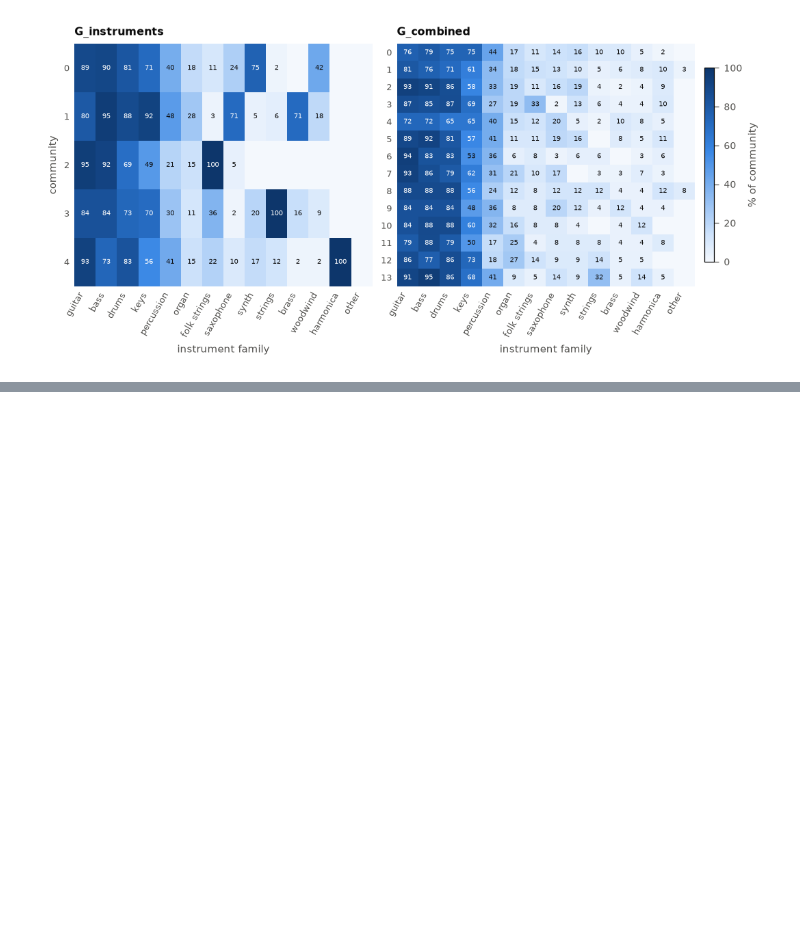
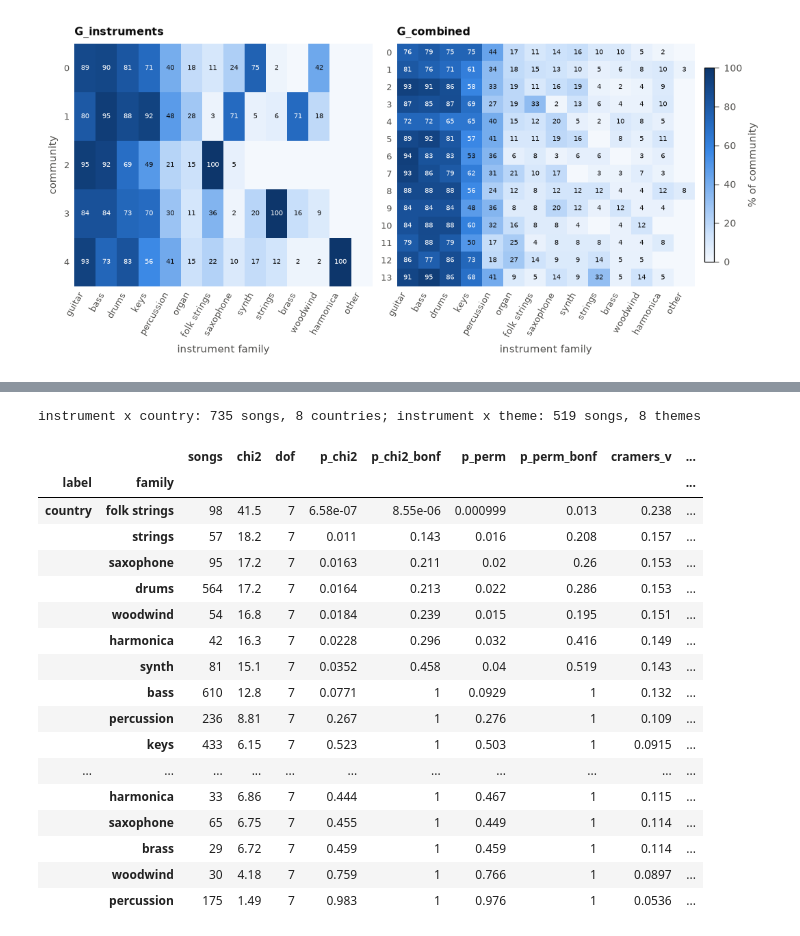
Before and after one commit to CRisager/SocialGraphs_FinalProject, a Jupyter notebook: notebooks/analysis.ipynb, the cells around one changed output, grey strips where cells are left out. Saved outputs shown, nothing was run; the diff lists cells and outputs as text; code cells hidden in the pictures; blank space fills up the shorter version.

```diff
--- a/notebooks/analysis.ipynb
+++ b/notebooks/analysis.ipynb
@@ -811,0 +820,47 @@ fig = plotting.heatmap_panels(profiles, name="instrument_profile", xlabel="instr
+# %%
+from src import associations as asc
+
+F = asc.family_matrix(songs.instrument_families)
+cc = songs.country.reindex(F.index)
+big_countries = cc.value_counts()[lambda s: s >= 15].index
+country7 = cc.where(cc.isin(big_countries), "other")
+C_ORDER = list(big_countries) + ["other"]
+
+theme_words = step6d_words[step6d_words.graph == "G_lyrics"].set_index("community").top_words
+THEME = {c: f"{c} {' '.join(w.split()[:2])}" for c, w in theme_words.items()}
+theme = pd.Series(members["G_lyrics"]).map(THEME).reindex(F.index).dropna()
+T_ORDER = [THEME[c] for c in sorted(THEME)]
+print(f"instrument x country: {len(country7)} songs, {len(C_ORDER)} countries; "
+      f"instrument x theme: {len(theme)} songs, {theme.nunique()} themes")
+
+assoc = {"country": (F, country7, C_ORDER), "theme": (F.loc[theme.index], theme, T_ORDER)}
+lifts, ns, tests = {}, {}, []
+for key, (Fk, lab, order) in assoc.items():
+    lifts[key] = asc.lift(Fk, lab).reindex(columns=order)
+    ns[key] = asc.counts(Fk, lab).reindex(columns=order)
+    tests.append(asc.family_tests(Fk, lab, N_PERM, SEED).assign(label=key))
+    pd.concat({"n": ns[key], "lift": lifts[key]}, axis=1).round(3).to_csv(RESULTS_DIR / f"step7_lift_instrument_{key}.csv")
+step7_tests = pd.concat(tests)[["label", "family", "songs", "chi2", "dof", "p_chi2", "p_chi2_bonf",
+                                "p_perm", "p_perm_bonf", "cramers_v", "share_expected_lt5"]]
+step7_tests.to_csv(RESULTS_DIR / "step7_chi2.csv", index=False)
+step7_tests.set_index(["label", "family"]).apply(lambda col: col.map(lambda x: f"{x:,.3g}"))
+# %% [output]
+instrument x country: 735 songs, 8 countries; instrument x theme: 519 songs, 8 themes
+|  |  | songs | chi2 | dof | p_chi2 | p_chi2_bonf | p_perm | p_perm_bonf | cramers_v | ... |
+| label | family |  |  |  |  |  |  |  |  | ... |
+| country | folk strings | 98 | 41.5 | 7 | 6.58e-07 | 8.55e-06 | 0.000999 | 0.013 | 0.238 | ... |
+|  | strings | 57 | 18.2 | 7 | 0.011 | 0.143 | 0.016 | 0.208 | 0.157 | ... |
+|  | saxophone | 95 | 17.2 | 7 | 0.0163 | 0.211 | 0.02 | 0.26 | 0.153 | ... |
+|  | drums | 564 | 17.2 | 7 | 0.0164 | 0.213 | 0.022 | 0.286 | 0.153 | ... |
+|  | woodwind | 54 | 16.8 | 7 | 0.0184 | 0.239 | 0.015 | 0.195 | 0.151 | ... |
+|  | harmonica | 42 | 16.3 | 7 | 0.0228 | 0.296 | 0.032 | 0.416 | 0.149 | ... |
+|  | synth | 81 | 15.1 | 7 | 0.0352 | 0.458 | 0.04 | 0.519 | 0.143 | ... |
+|  | bass | 610 | 12.8 | 7 | 0.0771 | 1 | 0.0929 | 1 | 0.132 | ... |
+|  | percussion | 236 | 8.81 | 7 | 0.267 | 1 | 0.276 | 1 | 0.109 | ... |
+|  | keys | 433 | 6.15 | 7 | 0.523 | 1 | 0.503 | 1 | 0.0915 | ... |
+| ... | ... | ... | ... | ... | ... | ... | ... | ... | ... | ... |
+|  | harmonica | 33 | 6.86 | 7 | 0.444 | 1 | 0.467 | 1 | 0.115 | ... |
+|  | saxophone | 65 | 6.75 | 7 | 0.455 | 1 | 0.449 | 1 | 0.114 | ... |
+|  | brass | 29 | 6.72 | 7 | 0.459 | 1 | 0.459 | 1 | 0.114 | ... |
+|  | woodwind | 30 | 4.18 | 7 | 0.759 | 1 | 0.766 | 1 | 0.0897 | ... |
+|  | percussion | 175 | 1.49 | 7 | 0.983 | 1 | 0.976 | 1 | 0.0536 | ... |
```
Also changed, not shown: parts of 2 cells of this notebook, 7 other files.
